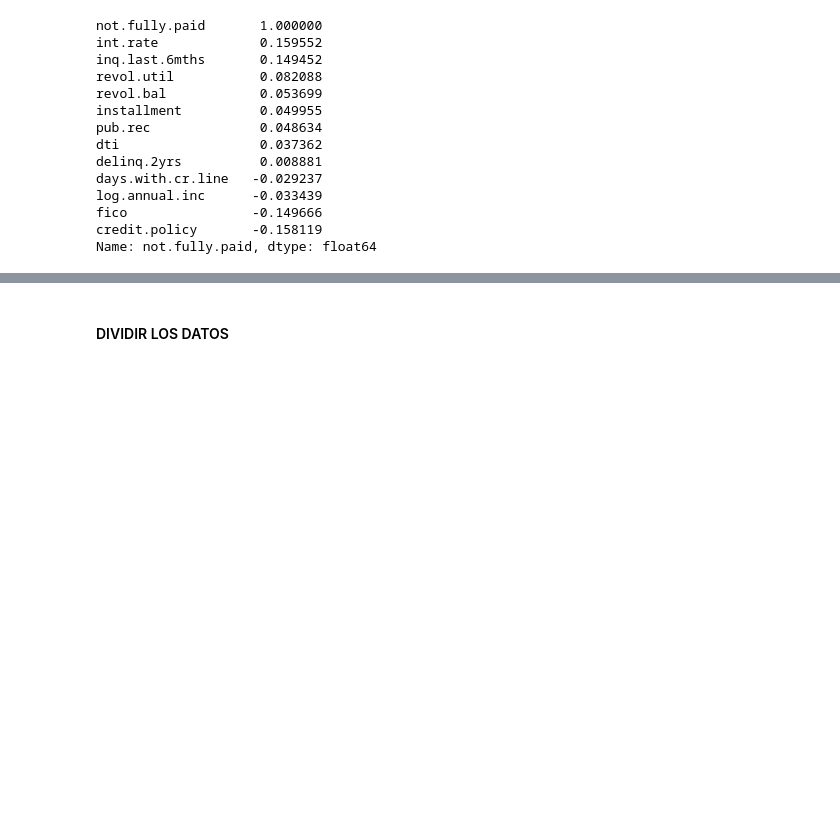
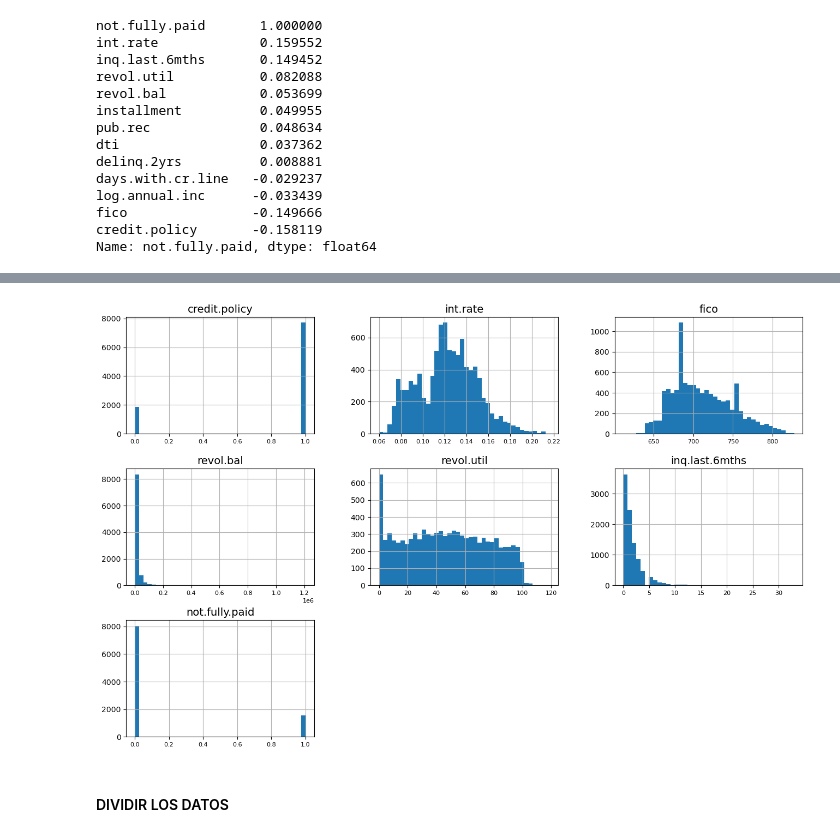
Before and after one commit to Mario-Lopez-Gonzalez/Python_clase, a Jupyter notebook: SAPA/Ejercicios/2_8Ejercicios.ipynb, the cells around one changed output, grey strips where cells are left out. Cells and saved outputs as stored; diff of their text form; code cells hidden in the pictures; blank space fills up the shorter version.

```diff
--- a/SAPA/Ejercicios/2_8Ejercicios.ipynb
+++ b/SAPA/Ejercicios/2_8Ejercicios.ipynb
@@ -148,3 +148,7 @@ log.annual.inc      -0.033439
 fico                -0.149666
 credit.policy       -0.158119
 Name: not.fully.paid, dtype: float64
+# %%
+# Vamos a eliminar toda columna que tenga una correlación absoluta menor a 0.05 con not_fully_paid
+loan_data_clean = loan_data.drop(columns=["installment","pub.rec","dti","delinq.2yrs","days.with.cr.line","log.annual.inc"])
+loan_data_clean.info()
@@ -151,2 +171,12 @@ Name: not.fully.paid, dtype: float64
+# %%
+plt.rc('font', size=14)
+plt.rc('axes', labelsize=14, titlesize=14)
+plt.rc('legend', fontsize=14)
+plt.rc('xtick', labelsize=8)
+plt.rc('ytick', labelsize=10)
+loan_data_clean.hist(bins=40, figsize=(16, 10))
+plt.show()
+# %% [output]
+[figure, added]
 # %% [markdown]
 #### DIVIDIR LOS DATOS
```
Also changed, not shown: parts of 4 cells of this notebook.
